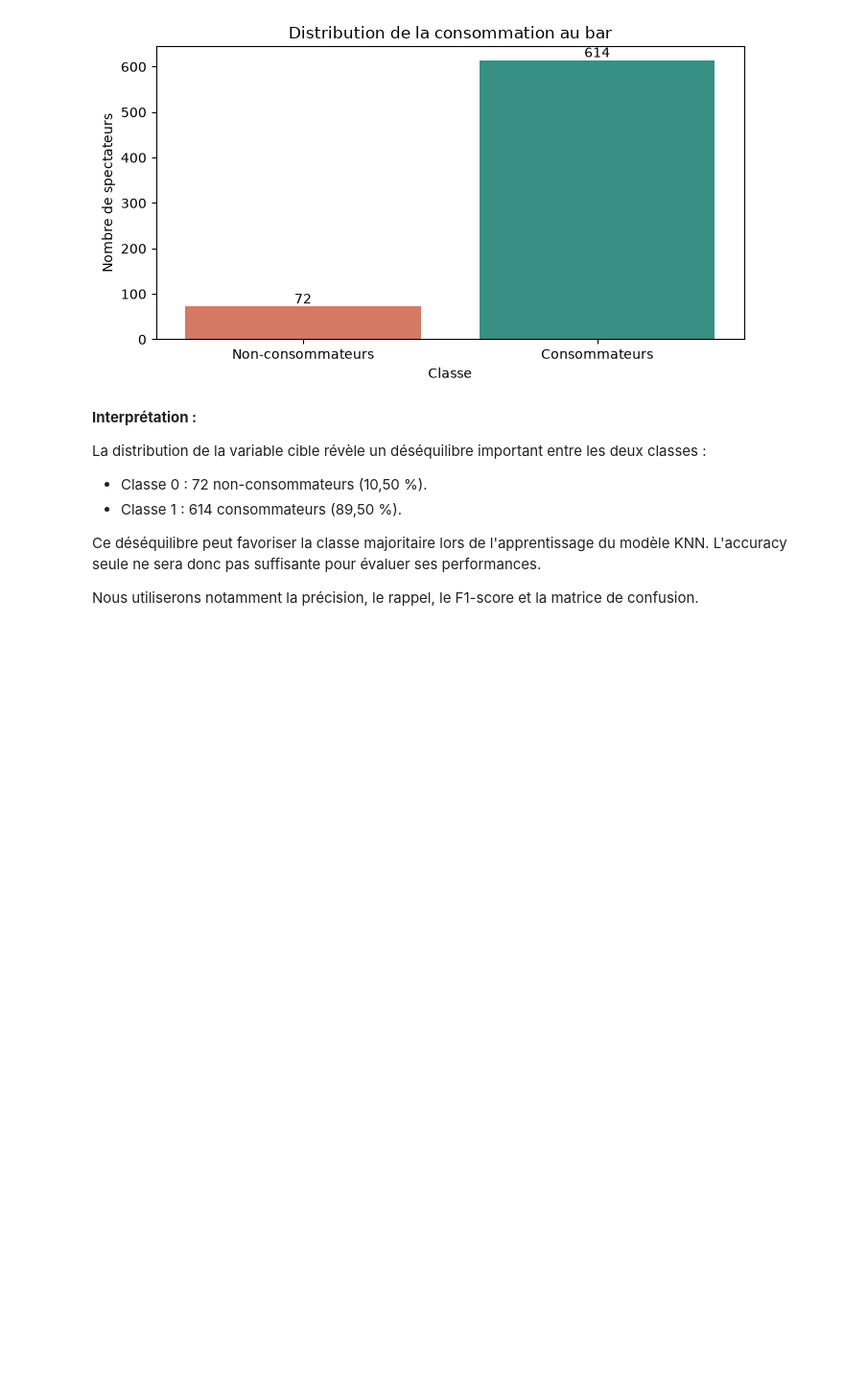
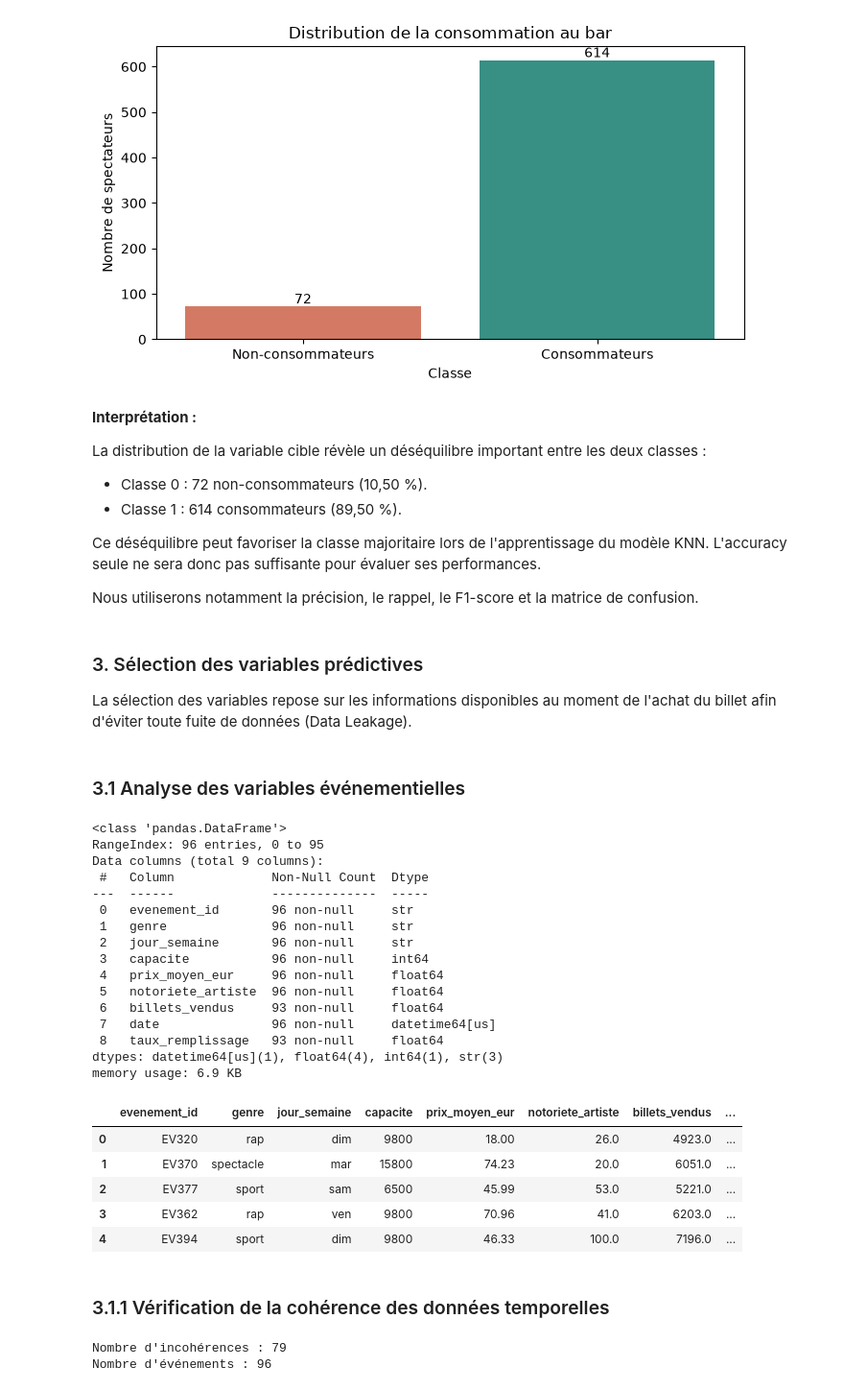
Before and after one commit to Fourkhoub/Projet_DataMining, a Jupyter notebook: notebooks/Question5.ipynb, the cells around one changed output. Shown at 96% size. Saved outputs shown, nothing was run; the diff lists cells and outputs as text; code cells hidden in the pictures; blank space fills up the shorter version.

```diff
--- a/notebooks/Question5.ipynb
+++ b/notebooks/Question5.ipynb
@@ -178,3 +178,61 @@ donc pas suffisante pour évaluer ses performances.
 
 Nous utiliserons notamment la précision, le rappel,
 le F1-score et la matrice de confusion.
+# %% [markdown]
+### 3. Sélection des variables prédictives
+
+La sélection des variables repose sur les informations
+disponibles au moment de l'achat du billet afin d'éviter
+toute fuite de données (Data Leakage).
+# %% [markdown]
+### 3.1 Analyse des variables événementielles
+# %%
+# Informations générales sur les événements
+evenements.info()
+
+# Aperçu des données événementielles
+display(evenements.head())
+# %% [output]
+<class 'pandas.DataFrame'>
+RangeIndex: 96 entries, 0 to 95
+Data columns (total 9 columns):
+ #   Column             Non-Null Count  Dtype
+---  ------             --------------  -----
+ 0   evenement_id       96 non-null     str
+ 1   genre              96 non-null     str
+ 2   jour_semaine       96 non-null     str
+ 3   capacite           96 non-null     int64
+ 4   prix_moyen_eur     96 non-null     float64
+ 5   notoriete_artiste  96 non-null     float64
+ 6   billets_vendus     93 non-null     float64
+ 7   date               96 non-null     datetime64[us]
+ 8   taux_remplissage   93 non-null     float64
+dtypes: datetime64[us](1), float64(4), int64(1), str(3)
+memory usage: 6.9 KB
+|  | evenement_id | genre | jour_semaine | capacite | prix_moyen_eur | notoriete_artiste | billets_vendus | ... |
+| 0 | EV320 | rap | dim | 9800 | 18.00 | 26.0 | 4923.0 | ... |
+| 1 | EV370 | spectacle | mar | 15800 | 74.23 | 20.0 | 6051.0 | ... |
+| 2 | EV377 | sport | sam | 6500 | 45.99 | 53.0 | 5221.0 | ... |
+| 3 | EV362 | rap | ven | 9800 | 70.96 | 41.0 | 6203.0 | ... |
+| 4 | EV394 | sport | dim | 9800 | 46.33 | 100.0 | 7196.0 | ... |
+# %% [markdown]
+### 3.1.1 Vérification de la cohérence des données temporelles
+# %%
+# Calcul du jour à partir de la date
+jours_calcules = evenements['date'].dt.day_name().map({
+    'Monday': 'lun',
+    'Tuesday': 'mar',
+    'Wednesday': 'mer',
+    'Thursday': 'jeu',
+    'Friday': 'ven',
+    'Saturday': 'sam',
+    'Sunday': 'dim'
+})
+# Vérification des incohérences
+incoherences = evenements['jour_semaine'] != jours_calcules
+
+print("Nombre d'incohérences :", incoherences.sum())
+print("Nombre d'événements :", len(evenements))
+# %% [output]
+Nombre d'incohérences : 79
+Nombre d'événements : 96
```
Also changed, not shown: parts of 12 cells of this notebook.
